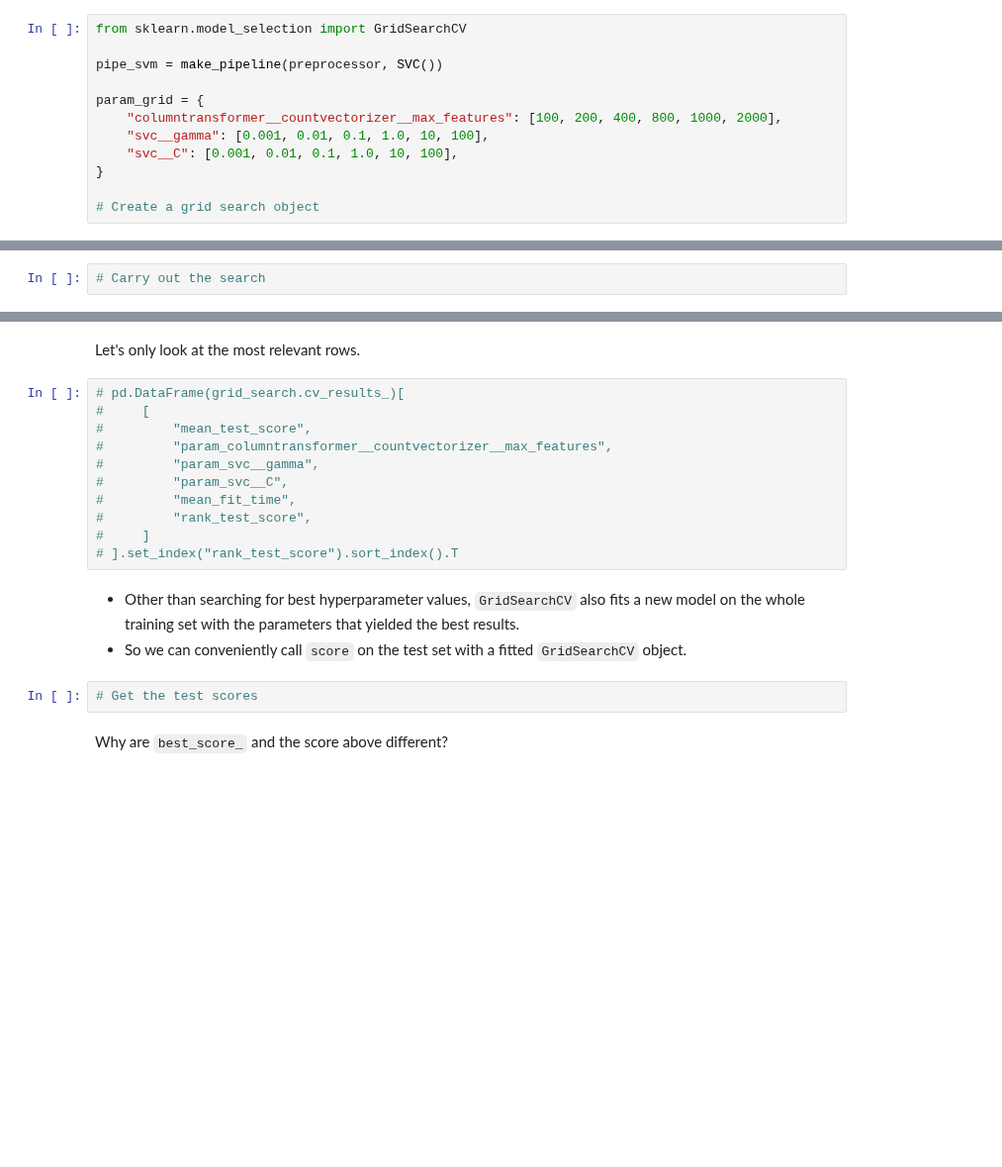
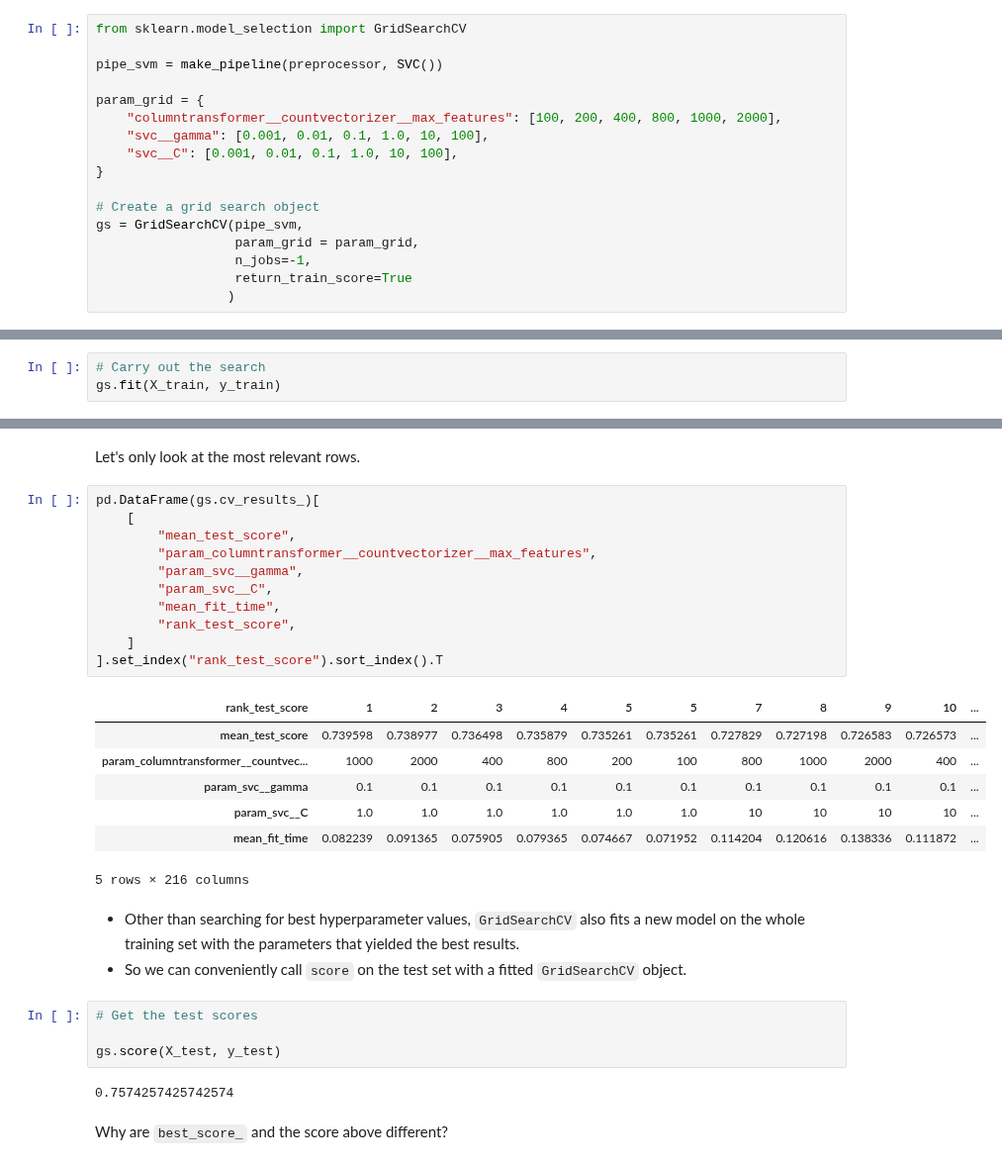
Before and after one commit to UBC-CS/cpsc330-2023W1, a Jupyter notebook: lectures/08_hyperparameter-optimization.ipynb, the cells around one changed output, grey strips where cells are left out. Shown at 99% size. Drawn from its saved outputs; the diff is of its cells as text; blank space fills up the shorter version.

```diff
--- a/lectures/08_hyperparameter-optimization.ipynb
+++ b/lectures/08_hyperparameter-optimization.ipynb
@@ -261,3 +365,8 @@ param_grid = {
 }
 
 # Create a grid search object
+gs = GridSearchCV(pipe_svm,
+                  param_grid = param_grid,
+                  n_jobs=-1,
+                  return_train_score=True
+                 )
@@ -269,3 +374,4 @@ set_config(display="diagram")
 The `GridSearchCV` object above behaves like a classifier. We can call `fit`, `predict` or `score` on it.
 # %%
 # Carry out the search
+gs.fit(X_train, y_train)
@@ -291,21 +461,33 @@ Fitting the `GridSearchCV` object
 # %% [markdown]
 Let's only look at the most relevant rows.
 # %%
-# pd.DataFrame(grid_search.cv_results_)[
-#     [
-#         "mean_test_score",
-#         "param_columntransformer__countvectorizer__max_features",
-#         "param_svc__gamma",
-#         "param_svc__C",
-#         "mean_fit_time",
-#         "rank_test_score",
-#     ]
-# ].set_index("rank_test_score").sort_index().T
+pd.DataFrame(gs.cv_results_)[
+    [
+        "mean_test_score",
+        "param_columntransformer__countvectorizer__max_features",
+        "param_svc__gamma",
+        "param_svc__C",
+        "mean_fit_time",
+        "rank_test_score",
+    ]
+].set_index("rank_test_score").sort_index().T
+# %% [output]
+| rank_test_score | 1 | 2 | 3 | 4 | 5 | 5 | 7 | 8 | 9 | 10 | ... |
+| mean_test_score | 0.739598 | 0.738977 | 0.736498 | 0.735879 | 0.735261 | 0.735261 | 0.727829 | 0.727198 | 0.726583 | 0.726573 | ... |
+| param_columntransformer__countvec... | 1000 | 2000 | 400 | 800 | 200 | 100 | 800 | 1000 | 2000 | 400 | ... |
+| param_svc__gamma | 0.1 | 0.1 | 0.1 | 0.1 | 0.1 | 0.1 | 0.1 | 0.1 | 0.1 | 0.1 | ... |
+| param_svc__C | 1.0 | 1.0 | 1.0 | 1.0 | 1.0 | 1.0 | 10 | 10 | 10 | 10 | ... |
+| mean_fit_time | 0.082239 | 0.091365 | 0.075905 | 0.079365 | 0.074667 | 0.071952 | 0.114204 | 0.120616 | 0.138336 | 0.111872 | ... |
+5 rows × 216 columns
 # %% [markdown]
 - Other than searching for best hyperparameter values, `GridSearchCV` also fits a new model on the whole training set with the parameters that yielded the best results.
 - So we can conveniently call `score` on the test set with a fitted `GridSearchCV` object.
 # %%
 # Get the test scores
+
+gs.score(X_test, y_test)
+# %% [output]
+0.7574257425742574
 # %% [markdown]
 Why are `best_score_` and the score above different?
 # %% [markdown]
```
Also changed, not shown: parts of 57 cells of this notebook.
